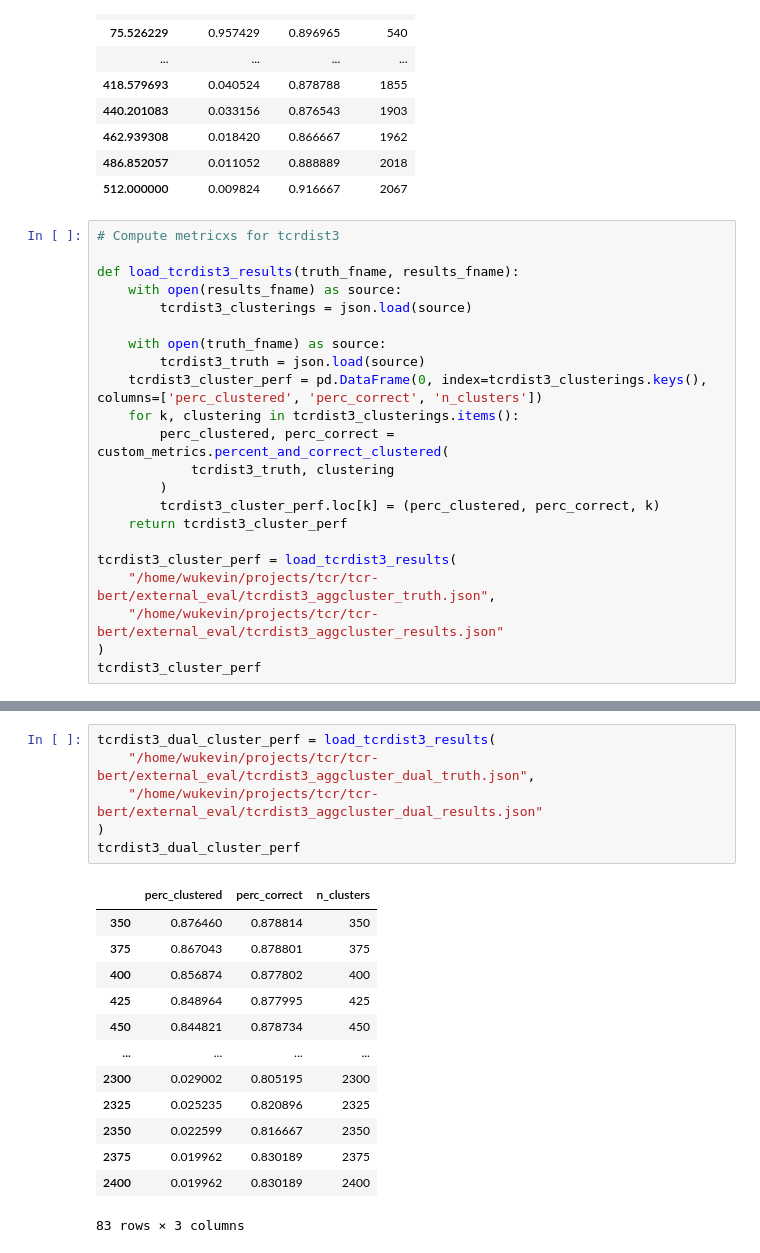
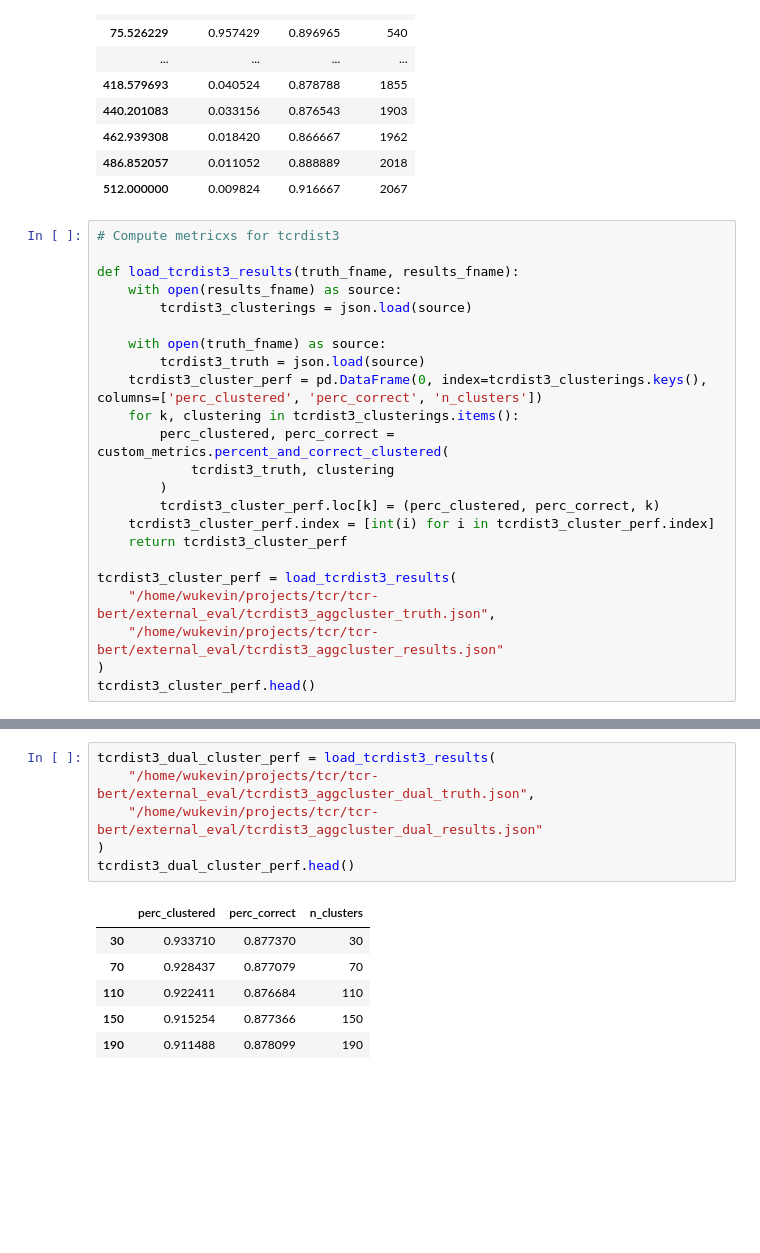
Before and after one commit to wukevin/tcr-bert, a Jupyter notebook: jupyter/transformers_lcmv_clustering.ipynb, the cells around one changed output, grey strips where cells are left out. Drawn from its saved outputs; the diff is of its cells as text; blank space fills up the shorter version.

```diff
--- a/jupyter/transformers_lcmv_clustering.ipynb
+++ b/jupyter/transformers_lcmv_clustering.ipynb
@@ -320,12 +320,13 @@ def load_tcrdist3_results(truth_fname, results_fname):
             tcrdist3_truth, clustering
         )
         tcrdist3_cluster_perf.loc[k] = (perc_clustered, perc_correct, k)
+    tcrdist3_cluster_perf.index = [int(i) for i in tcrdist3_cluster_perf.index]
     return tcrdist3_cluster_perf
 
 tcrdist3_cluster_perf = load_tcrdist3_results(
     "/home/wukevin/projects/tcr/tcr-bert/external_eval/tcrdist3_aggcluster_truth.json",
     "/home/wukevin/projects/tcr/tcr-bert/external_eval/tcrdist3_aggcluster_results.json"
 )
-tcrdist3_cluster_perf
+tcrdist3_cluster_perf.head()
 # %% [output]
 |  | perc_clustered | perc_correct | n_clusters |
@@ -344,20 +338,13 @@ tcrdist3_cluster_perf
 # %%
 tcrdist3_dual_cluster_perf = load_tcrdist3_results(
     "/home/wukevin/projects/tcr/tcr-bert/external_eval/tcrdist3_aggcluster_dual_truth.json",
     "/home/wukevin/projects/tcr/tcr-bert/external_eval/tcrdist3_aggcluster_dual_results.json"
 )
-tcrdist3_dual_cluster_perf
+tcrdist3_dual_cluster_perf.head()
 # %% [output]
 |  | perc_clustered | perc_correct | n_clusters |
-| 350 | 0.876460 | 0.878814 | 350 |
-| 375 | 0.867043 | 0.878801 | 375 |
-| 400 | 0.856874 | 0.877802 | 400 |
-| 425 | 0.848964 | 0.877995 | 425 |
-| 450 | 0.844821 | 0.878734 | 450 |
-| ... | ... | ... | ... |
-| 2300 | 0.029002 | 0.805195 | 2300 |
-| 2325 | 0.025235 | 0.820896 | 2325 |
-| 2350 | 0.022599 | 0.816667 | 2350 |
-| 2375 | 0.019962 | 0.830189 | 2375 |
-| 2400 | 0.019962 | 0.830189 | 2400 |
+| 30 | 0.933710 | 0.877370 | 30 |
+| 70 | 0.928437 | 0.877079 | 70 |
+| 110 | 0.922411 | 0.876684 | 110 |
+| 150 | 0.915254 | 0.877366 | 150 |
+| 190 | 0.911488 | 0.878099 | 190 |
-83 rows × 3 columns
```
Also changed, not shown: parts of 9 cells of this notebook, 5 other files.
